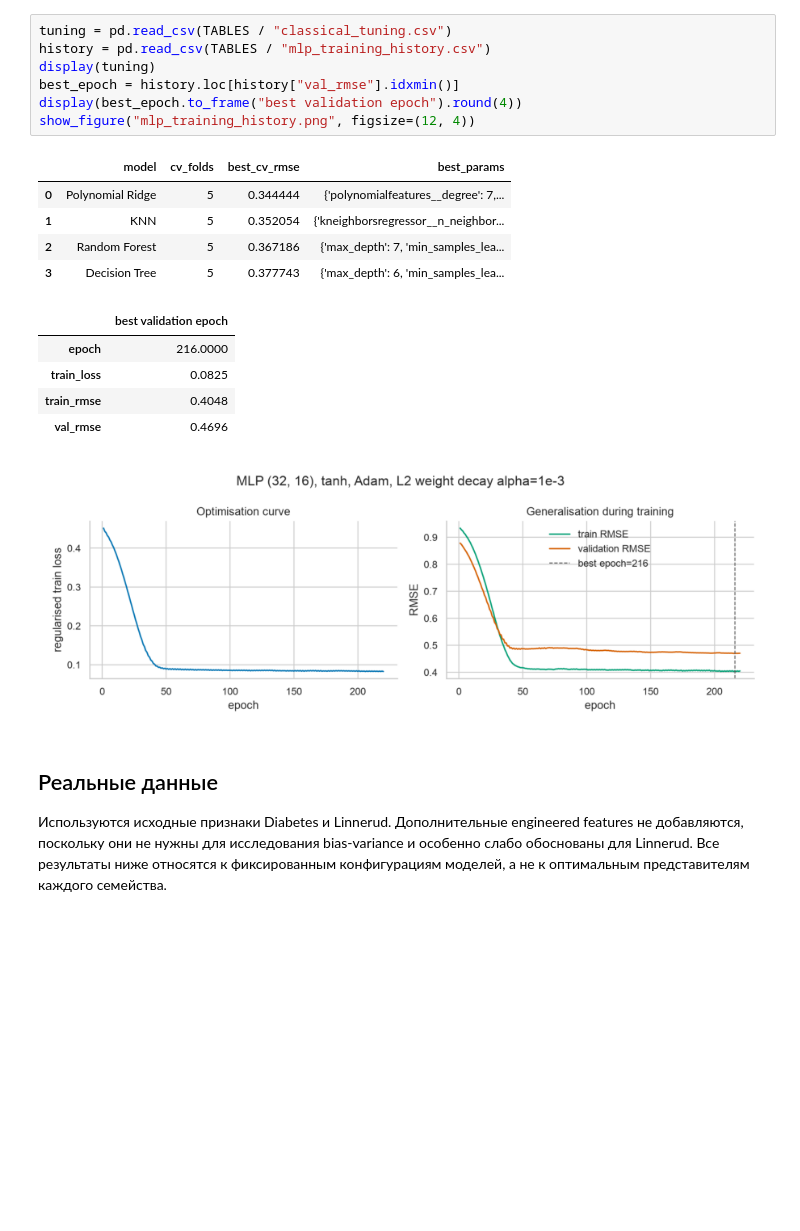
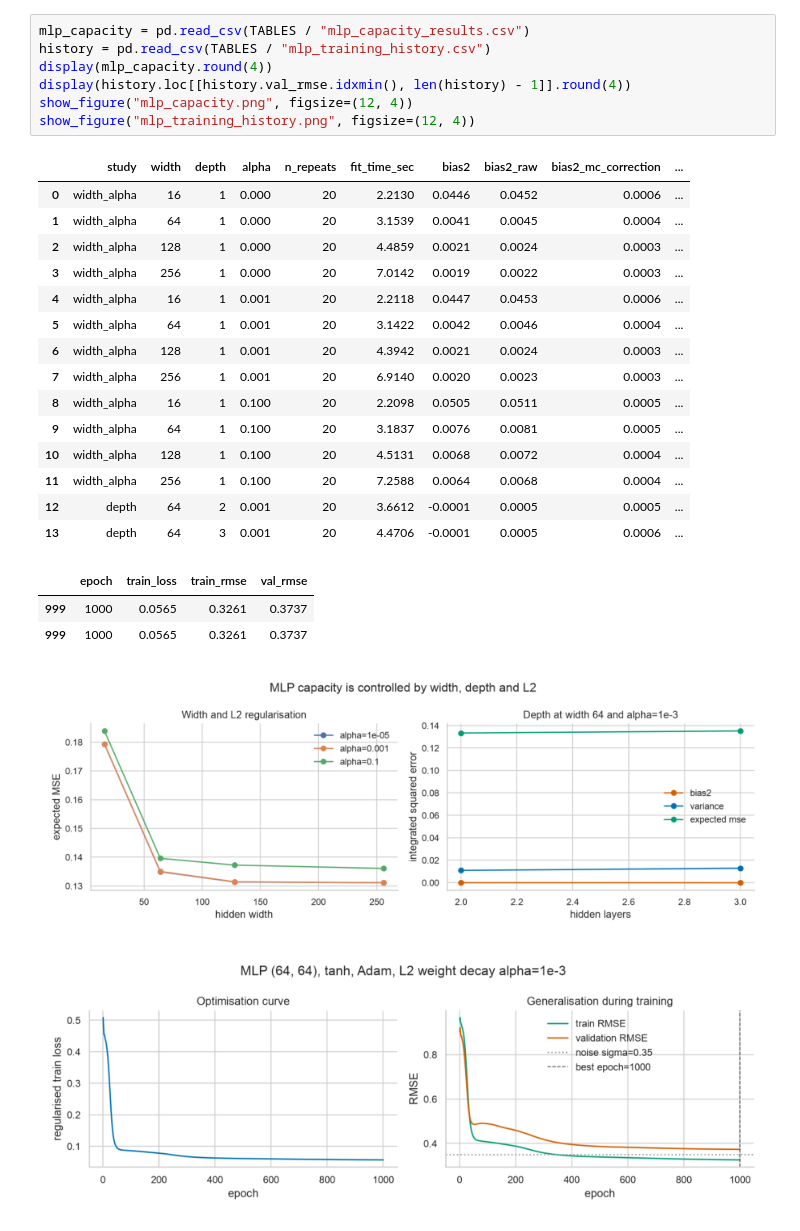
Before and after one commit to Mr-Nick14/Bias-Variance-Decomposition, a Jupyter notebook: research.ipynb, the cells around one changed output. Saved outputs shown, nothing was run; the diff lists cells and outputs as text; blank space fills up the shorter version.

```diff
--- a/research.ipynb
+++ b/research.ipynb
@@ -149,23 +139,28 @@ Grid search использует одинаковые пять folds для вс
 # %%
-tuning = pd.read_csv(TABLES / "classical_tuning.csv")
+mlp_capacity = pd.read_csv(TABLES / "mlp_capacity_results.csv")
 history = pd.read_csv(TABLES / "mlp_training_history.csv")
-display(tuning)
-best_epoch = history.loc[history["val_rmse"].idxmin()]
-display(best_epoch.to_frame("best validation epoch").round(4))
+display(mlp_capacity.round(4))
+display(history.loc[[history.val_rmse.idxmin(), len(history) - 1]].round(4))
+show_figure("mlp_capacity.png", figsize=(12, 4))
 show_figure("mlp_training_history.png", figsize=(12, 4))
 # %% [output]
-|  | model | cv_folds | best_cv_rmse | best_params |
-| 0 | Polynomial Ridge | 5 | 0.344444 | {'polynomialfeatures__degree': 7,... |
-| 1 | KNN | 5 | 0.352054 | {'kneighborsregressor__n_neighbor... |
-| 2 | Random Forest | 5 | 0.367186 | {'max_depth': 7, 'min_samples_lea... |
-| 3 | Decision Tree | 5 | 0.377743 | {'max_depth': 6, 'min_samples_lea... |
+|  | study | width | depth | alpha | n_repeats | fit_time_sec | bias2 | bias2_raw | bias2_mc_correction | ... |
+| 0 | width_alpha | 16 | 1 | 0.000 | 20 | 2.2130 | 0.0446 | 0.0452 | 0.0006 | ... |
+| 1 | width_alpha | 64 | 1 | 0.000 | 20 | 3.1539 | 0.0041 | 0.0045 | 0.0004 | ... |
+| 2 | width_alpha | 128 | 1 | 0.000 | 20 | 4.4859 | 0.0021 | 0.0024 | 0.0003 | ... |
+| 3 | width_alpha | 256 | 1 | 0.000 | 20 | 7.0142 | 0.0019 | 0.0022 | 0.0003 | ... |
+| 4 | width_alpha | 16 | 1 | 0.001 | 20 | 2.2118 | 0.0447 | 0.0453 | 0.0006 | ... |
+| 5 | width_alpha | 64 | 1 | 0.001 | 20 | 3.1422 | 0.0042 | 0.0046 | 0.0004 | ... |
+| 6 | width_alpha | 128 | 1 | 0.001 | 20 | 4.3942 | 0.0021 | 0.0024 | 0.0003 | ... |
+| 7 | width_alpha | 256 | 1 | 0.001 | 20 | 6.9140 | 0.0020 | 0.0023 | 0.0003 | ... |
+| 8 | width_alpha | 16 | 1 | 0.100 | 20 | 2.2098 | 0.0505 | 0.0511 | 0.0005 | ... |
+| 9 | width_alpha | 64 | 1 | 0.100 | 20 | 3.1837 | 0.0076 | 0.0081 | 0.0005 | ... |
+| 10 | width_alpha | 128 | 1 | 0.100 | 20 | 4.5131 | 0.0068 | 0.0072 | 0.0004 | ... |
+| 11 | width_alpha | 256 | 1 | 0.100 | 20 | 7.2588 | 0.0064 | 0.0068 | 0.0004 | ... |
+| 12 | depth | 64 | 2 | 0.001 | 20 | 3.6612 | -0.0001 | 0.0005 | 0.0005 | ... |
+| 13 | depth | 64 | 3 | 0.001 | 20 | 4.4706 | -0.0001 | 0.0005 | 0.0006 | ... |
-|  | best validation epoch |
-| epoch | 216.0000 |
-| train_loss | 0.0825 |
-| train_rmse | 0.4048 |
-| val_rmse | 0.4696 |
+|  | epoch | train_loss | train_rmse | val_rmse |
+| 999 | 1000 | 0.0565 | 0.3261 | 0.3737 |
+| 999 | 1000 | 0.0565 | 0.3261 | 0.3737 |
-[figure, old version]
+[figure, new version]
+[figure, added]
-# %% [markdown]
-## Реальные данные
-
-Используются исходные признаки Diabetes и Linnerud. Дополнительные engineered features не добавляются, поскольку они не нужны для исследования bias-variance и особенно слабо обоснованы для Linnerud. Все результаты ниже относятся к фиксированным конфигурациям моделей, а не к оптимальным представителям каждого семейства.
```
Also changed, not shown: parts of 36 cells of this notebook, 6 other files.
